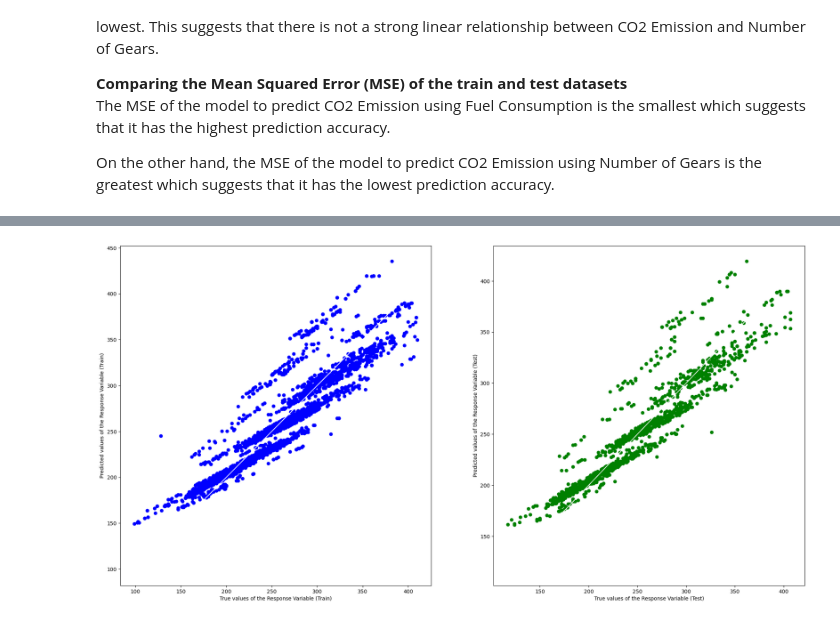
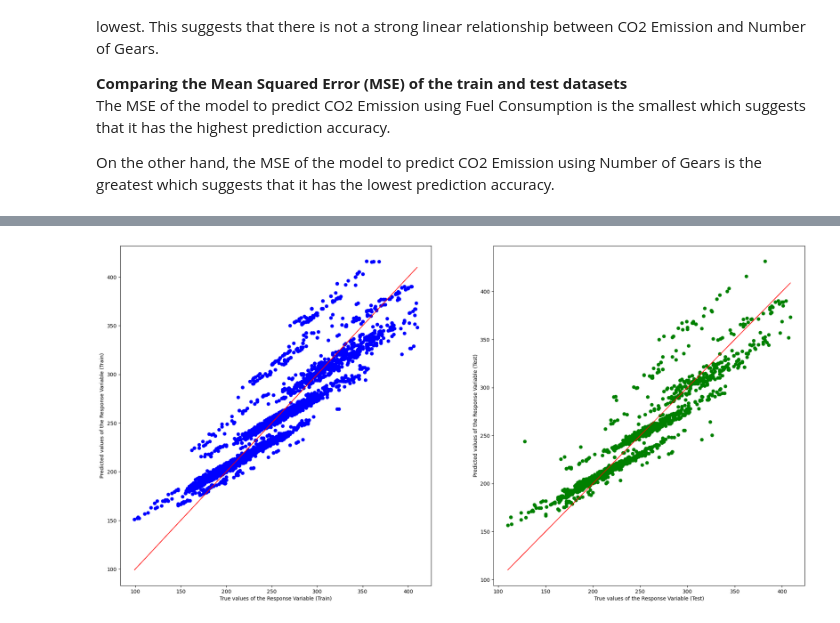
Before and after one commit to imaracoonwelp/SC1015-Project, a Jupyter notebook: Linear Regression Models.ipynb, the cells around one changed output, grey strips where cells are left out. Cells and saved outputs as stored; diff of their text form; code cells hidden in the pictures.

```diff
--- a/Linear Regression Models.ipynb
+++ b/Linear Regression Models.ipynb
@@ -496,21 +500,21 @@ Coefficients of Regression      : a =  [[ 6.85871262  6.30311694 11.93150143]]
 # %%
 # Predict Response corresponding to Predictors
 y_train_pred = linreg.predict(X_train)
 y_test_pred = linreg.predict(X_test)
 
 # Plot the Predictions vs the True values
 f, axes = plt.subplots(1, 2, figsize=(24, 12))
 axes[0].scatter(y_train, y_train_pred, color = "blue")
-axes[0].plot(y_train, y_train, 'w-', linewidth = 1)
+axes[0].plot(y_train, y_train, 'r-', linewidth = 1)
 axes[0].set_xlabel("True values of the Response Variable (Train)")
 axes[0].set_ylabel("Predicted values of the Response Variable (Train)")
 axes[1].scatter(y_test, y_test_pred, color = "green")
-axes[1].plot(y_test, y_test, 'w-', linewidth = 1)
+axes[1].plot(y_test, y_test, 'r-', linewidth = 1)
 axes[1].set_xlabel("True values of the Response Variable (Test)")
 axes[1].set_ylabel("Predicted values of the Response Variable (Test)")
 plt.show()
 # %% [output]
-[figure, old version]
+[figure, new version]
 # %%
 # Check the Goodness of Fit (on Train Data)
 print("Goodness of Fit of Model \tTrain Dataset")
```
Also changed, not shown: parts of 31 cells of this notebook, 2 other files.
